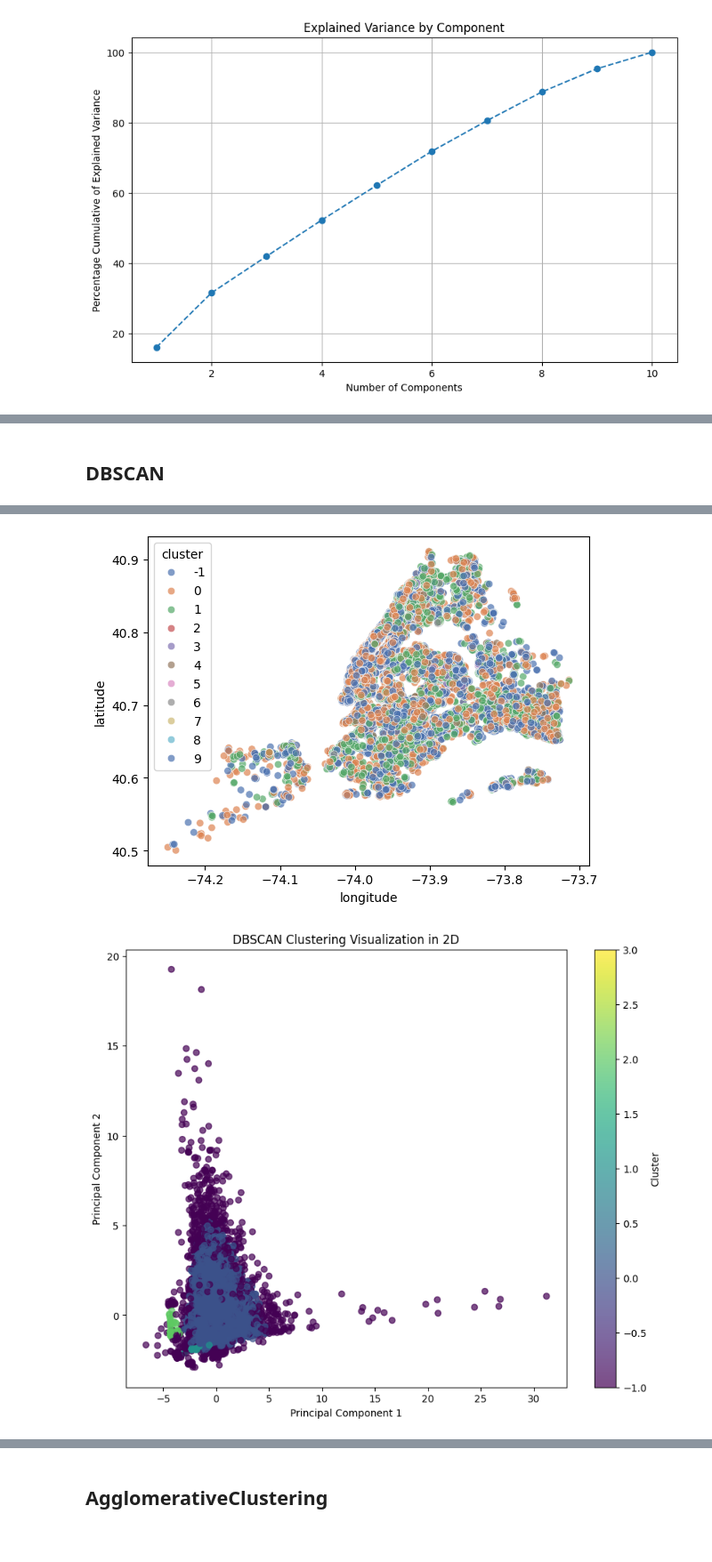
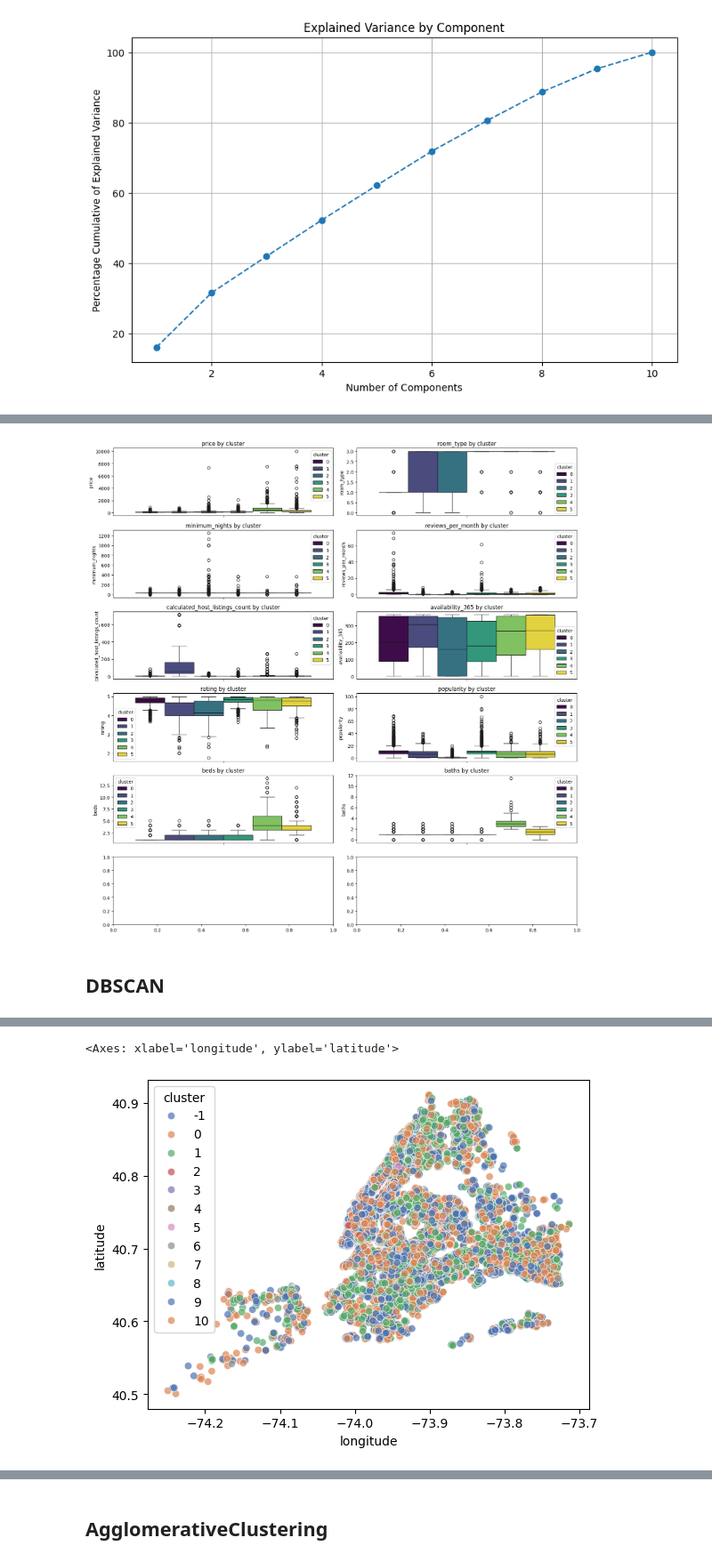
Before and after one commit to Pacholki/ML-2projekcik, a Jupyter notebook: km3/km3.ipynb, the cells around one changed output, grey strips where cells are left out. Shown at 89% size. Cells and saved outputs as stored; diff of their text form; code cells hidden in the pictures.

```diff
--- a/km3/km3.ipynb
+++ b/km3/km3.ipynb
@@ -81,10 +83,14 @@ Passing `palette` without assigning `hue` is deprecated and will be removed in v
+# %%
+clusterator.plot_features_distributiony_by_clusters(columns=columns)
+# %% [output]
+[figure, added]
 # %% [markdown]
 ## DBSCAN
 # %%
-model = DBSCAN(eps=1, min_samples=19)
+model = DBSCAN(eps=1, min_samples=33)
 clusterator.clusterize(columns=columns, model=model)
 clusterator.plot(show_values="price")
-clusterator.pca_plot(model = model, n_components=7, columns=columns)
+# clusterator.pca_plot(model = model, n_components=7, columns=columns)
 # %% [output]
 Values of column price:
     cluster    min     max        mean
@@ -102,5 +109,5 @@ Values of column price:
+<Axes: xlabel='longitude', ylabel='latitude'>
-[figure, old version]
+[figure, new version]
-[figure, removed]
 # %%
 clusterator.plot_cluster_distribution()
 # %% [output]
```
Also changed, not shown: parts of 13 cells of this notebook.
